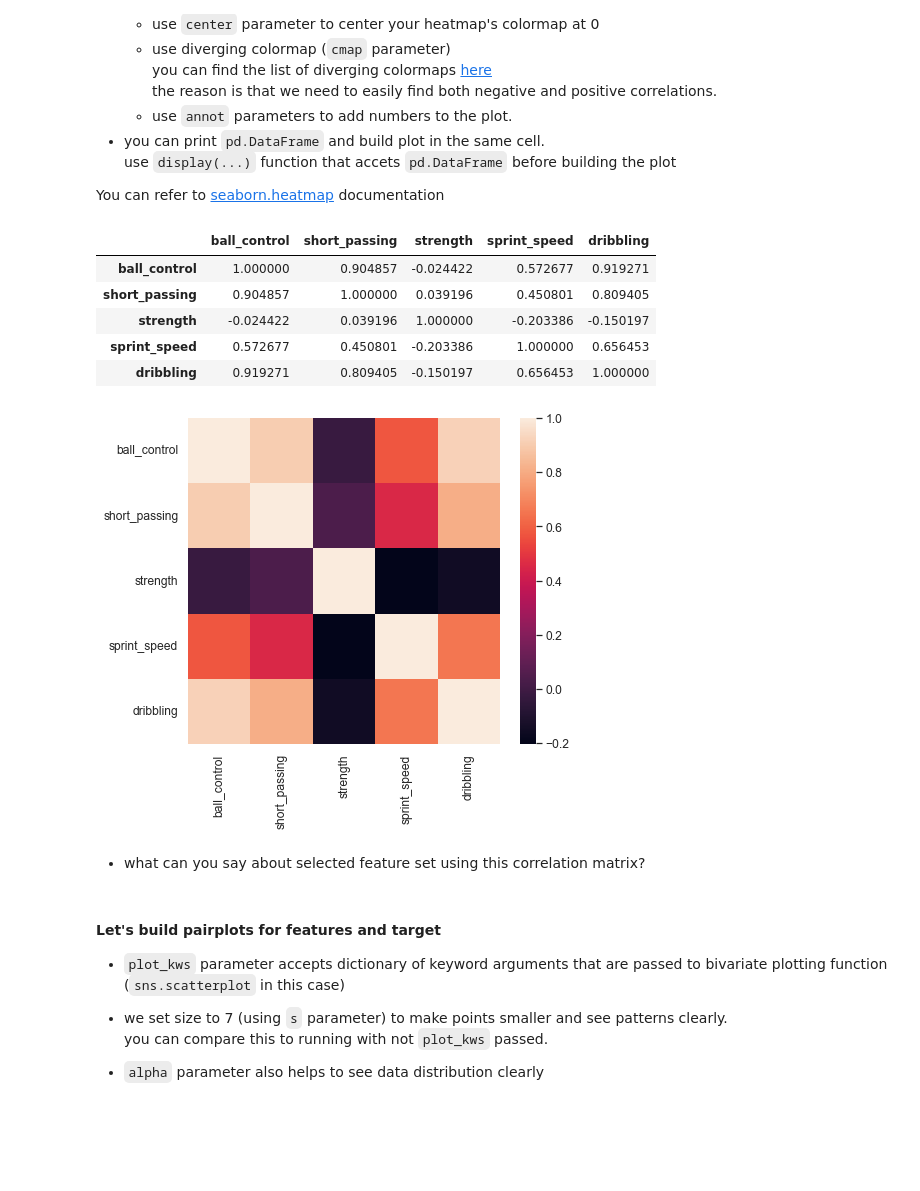
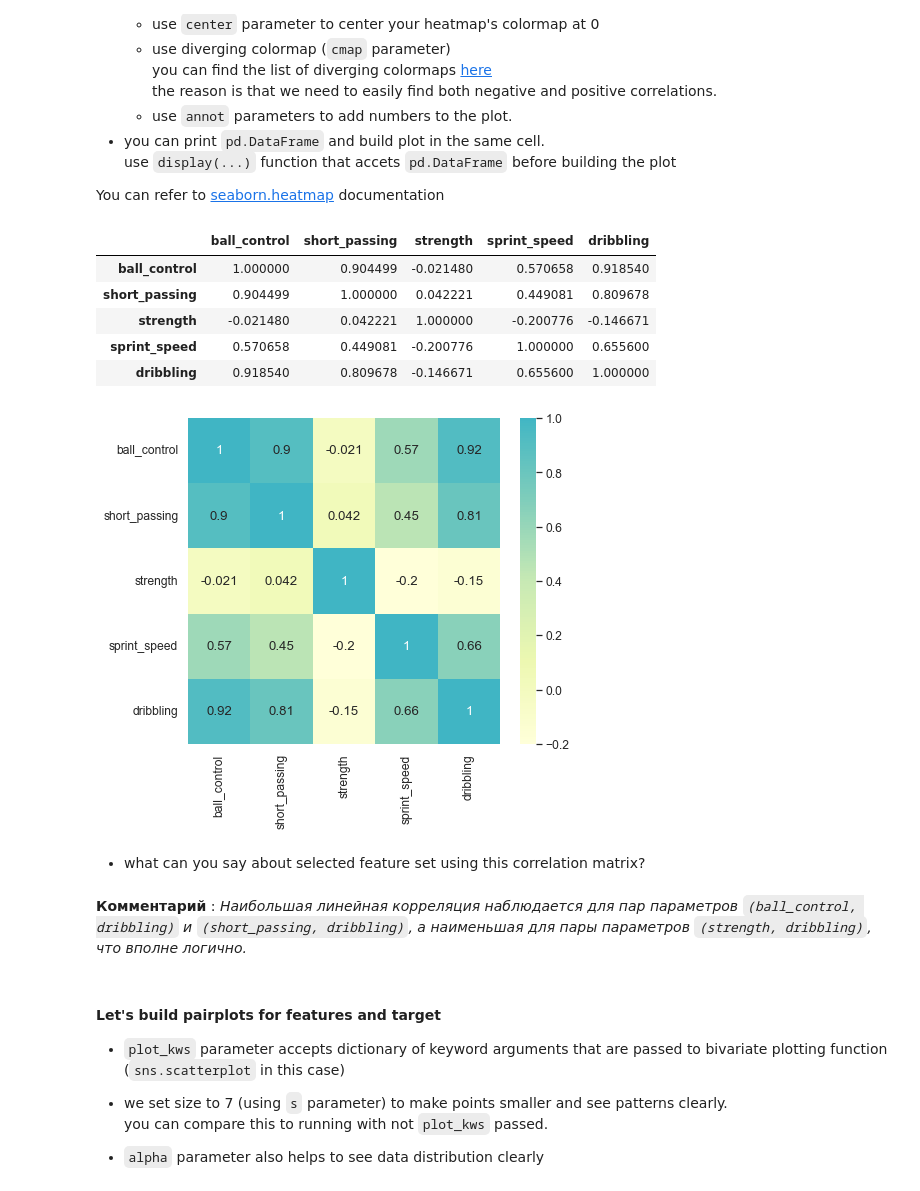
Before and after one commit to aslmyura/ml-python, a Jupyter notebook: 3_linear_regression/linear_regression.ipynb, the cells around one changed output. Cells and saved outputs as stored; diff of their text form; code cells hidden in the pictures; blank space fills up the shorter version.

```diff
--- a/3_linear_regression/linear_regression.ipynb
+++ b/3_linear_regression/linear_regression.ipynb
@@ -797,17 +794,16 @@ Hints:
 You can refer to [seaborn.heatmap](https://seaborn.pydata.org/generated/seaborn.heatmap.html) documentation
 # %%
 # # your code here
-
 correlation_matrix = DF_TRAIN.loc[:, cols].corr(method='pearson')
 display(correlation_matrix)
-sns.heatmap(data=correlation_matrix);
+sns.heatmap(data=correlation_matrix, annot=True, cmap='YlGnBu', center=True);
 # %% [output]
 |  | ball_control | short_passing | strength | sprint_speed | dribbling |
-| ball_control | 1.000000 | 0.904857 | -0.024422 | 0.572677 | 0.919271 |
-| short_passing | 0.904857 | 1.000000 | 0.039196 | 0.450801 | 0.809405 |
-| strength | -0.024422 | 0.039196 | 1.000000 | -0.203386 | -0.150197 |
-| sprint_speed | 0.572677 | 0.450801 | -0.203386 | 1.000000 | 0.656453 |
-| dribbling | 0.919271 | 0.809405 | -0.150197 | 0.656453 | 1.000000 |
+| ball_control | 1.000000 | 0.904499 | -0.021480 | 0.570658 | 0.918540 |
+| short_passing | 0.904499 | 1.000000 | 0.042221 | 0.449081 | 0.809678 |
+| strength | -0.021480 | 0.042221 | 1.000000 | -0.200776 | -0.146671 |
+| sprint_speed | 0.570658 | 0.449081 | -0.200776 | 1.000000 | 0.655600 |
+| dribbling | 0.918540 | 0.809678 | -0.146671 | 0.655600 | 1.000000 |
-[figure, old version]
+[figure, new version]
 # %% [markdown]
 * what can you say about selected feature set using this correlation matrix?
@@ -817,3 +810,5 @@ sns.heatmap(data=correlation_matrix);
+# %% [markdown]
+**Комментарий** : *Наибольшая линейная корреляция наблюдается для пар параметров `(ball_control, dribbling)` и `(short_passing, dribbling)`, а наименьшая для пары параметров `(strength, dribbling)`, что вполне логично.*
 # %% [markdown]
 #### Let's build pairplots for features and target
 
```
Also changed, not shown: parts of 47 cells of this notebook, 1 other file.
